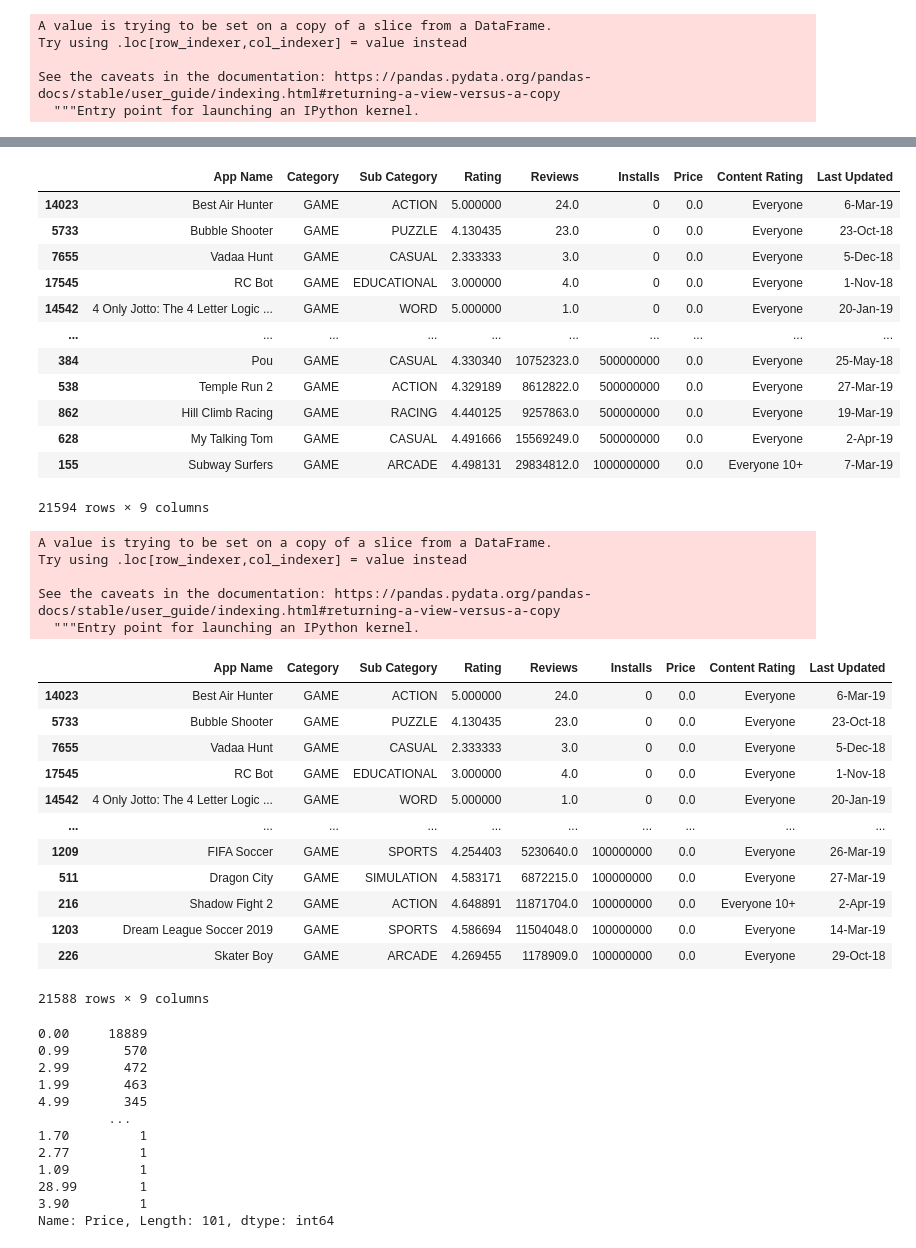
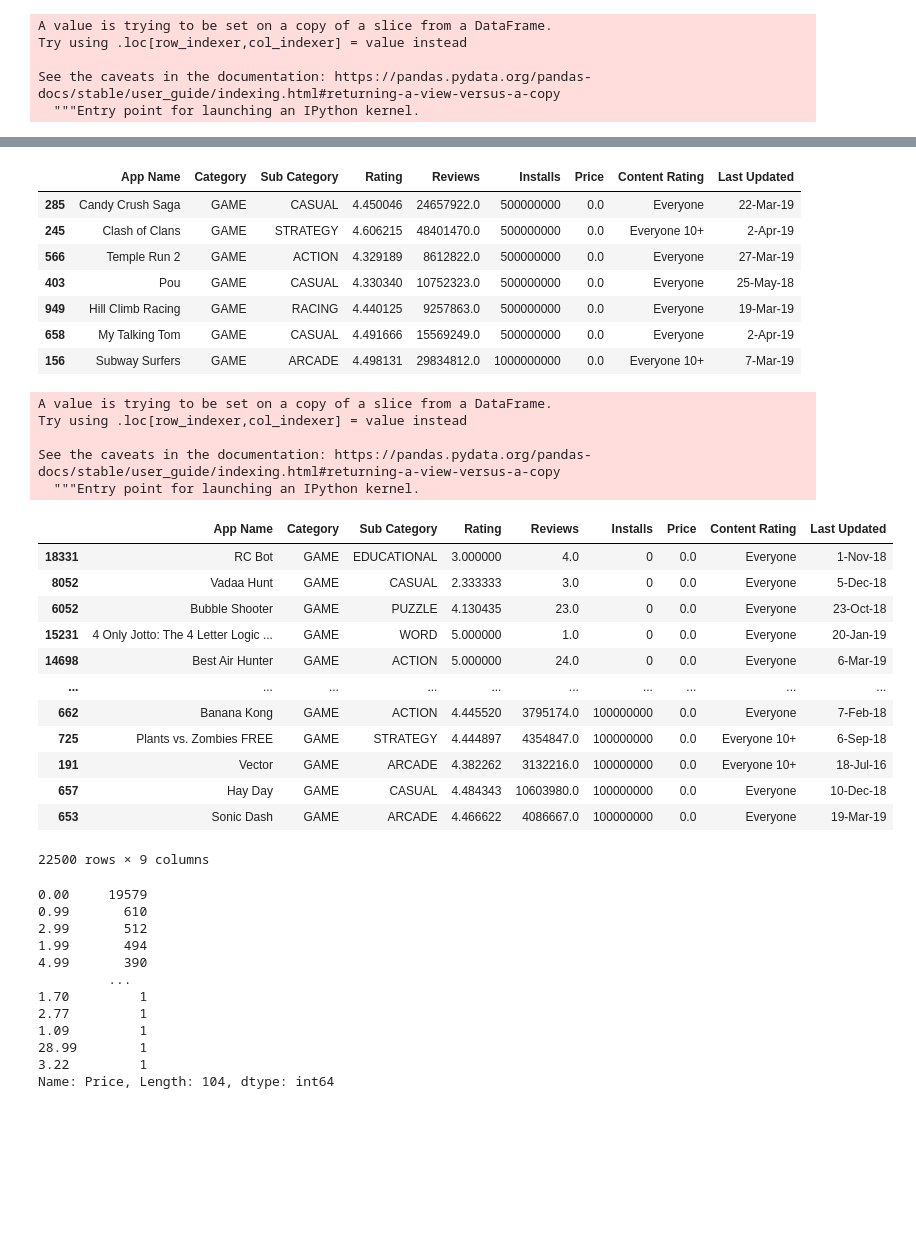
Before and after one commit to britchin/project_one, a Jupyter notebook: project_one.ipynb, the cells around one changed output, grey strips where cells are left out. Drawn from its saved outputs; the diff is of its cells as text; code cells hidden in the pictures; blank space fills up the shorter version.

```diff
--- a/project_one.ipynb
+++ b/project_one.ipynb
@@ -334,19 +335,14 @@ game_df['Installs'] = game_df['Installs'].astype(int)
 # %%
 #dropping outliers for linear regression
 game_outliers = game_df.loc[game_df['Installs'] >= 400000000]
-game_df
+game_outliers
 #top 6 games with the most installs
 # %% [output]
 |  | App Name | Category | Sub Category | Rating | Reviews | Installs | Price | Content Rating | Last Updated |
-| 14023 | Best Air Hunter | GAME | ACTION | 5.000000 | 24.0 | 0 | 0.0 | Everyone | 6-Mar-19 |
-| 5733 | Bubble Shooter | GAME | PUZZLE | 4.130435 | 23.0 | 0 | 0.0 | Everyone | 23-Oct-18 |
-| 7655 | Vadaa Hunt | GAME | CASUAL | 2.333333 | 3.0 | 0 | 0.0 | Everyone | 5-Dec-18 |
-| 17545 | RC Bot | GAME | EDUCATIONAL | 3.000000 | 4.0 | 0 | 0.0 | Everyone | 1-Nov-18 |
-| 14542 | 4 Only Jotto: The 4 Letter Logic ... | GAME | WORD | 5.000000 | 1.0 | 0 | 0.0 | Everyone | 20-Jan-19 |
-| ... | ... | ... | ... | ... | ... | ... | ... | ... | ... |
-| 384 | Pou | GAME | CASUAL | 4.330340 | 10752323.0 | 500000000 | 0.0 | Everyone | 25-May-18 |
-| 538 | Temple Run 2 | GAME | ACTION | 4.329189 | 8612822.0 | 500000000 | 0.0 | Everyone | 27-Mar-19 |
-| 862 | Hill Climb Racing | GAME | RACING | 4.440125 | 9257863.0 | 500000000 | 0.0 | Everyone | 19-Mar-19 |
-| 628 | My Talking Tom | GAME | CASUAL | 4.491666 | 15569249.0 | 500000000 | 0.0 | Everyone | 2-Apr-19 |
-| 155 | Subway Surfers | GAME | ARCADE | 4.498131 | 29834812.0 | 1000000000 | 0.0 | Everyone 10+ | 7-Mar-19 |
+| 285 | Candy Crush Saga | GAME | CASUAL | 4.450046 | 24657922.0 | 500000000 | 0.0 | Everyone | 22-Mar-19 |
+| 245 | Clash of Clans | GAME | STRATEGY | 4.606215 | 48401470.0 | 500000000 | 0.0 | Everyone 10+ | 2-Apr-19 |
+| 566 | Temple Run 2 | GAME | ACTION | 4.329189 | 8612822.0 | 500000000 | 0.0 | Everyone | 27-Mar-19 |
+| 403 | Pou | GAME | CASUAL | 4.330340 | 10752323.0 | 500000000 | 0.0 | Everyone | 25-May-18 |
+| 949 | Hill Climb Racing | GAME | RACING | 4.440125 | 9257863.0 | 500000000 | 0.0 | Everyone | 19-Mar-19 |
+| 658 | My Talking Tom | GAME | CASUAL | 4.491666 | 15569249.0 | 500000000 | 0.0 | Everyone | 2-Apr-19 |
+| 156 | Subway Surfers | GAME | ARCADE | 4.498131 | 29834812.0 | 1000000000 | 0.0 | Everyone 10+ | 7-Mar-19 |
-21594 rows × 9 columns
@@ -355,6 +353,6 @@ game_df = game_df.loc[game_df['Installs'] <= 400000000]
 # %%
-game_df['Installs'] = game_df['Installs'].astype(str)
-game_df
+game_installs['Installs'] = game_installs['Installs'].astype(str)
+game_installs
 # %% [output]
 A value is trying to be set on a copy of a slice from a DataFrame.
 Try using .loc[row_indexer,col_indexer] = value instead
@@ -362,31 +360,31 @@ Try using .loc[row_indexer,col_indexer] = value instead
 See the caveats in the documentation: https://pandas.pydata.org/pandas-docs/stable/user_guide/indexing.html#returning-a-view-versus-a-copy
   """Entry point for launching an IPython kernel.
 |  | App Name | Category | Sub Category | Rating | Reviews | Installs | Price | Content Rating | Last Updated |
-| 14023 | Best Air Hunter | GAME | ACTION | 5.000000 | 24.0 | 0 | 0.0 | Everyone | 6-Mar-19 |
-| 5733 | Bubble Shooter | GAME | PUZZLE | 4.130435 | 23.0 | 0 | 0.0 | Everyone | 23-Oct-18 |
-| 7655 | Vadaa Hunt | GAME | CASUAL | 2.333333 | 3.0 | 0 | 0.0 | Everyone | 5-Dec-18 |
-| 17545 | RC Bot | GAME | EDUCATIONAL | 3.000000 | 4.0 | 0 | 0.0 | Everyone | 1-Nov-18 |
-| 14542 | 4 Only Jotto: The 4 Letter Logic ... | GAME | WORD | 5.000000 | 1.0 | 0 | 0.0 | Everyone | 20-Jan-19 |
+| 18331 | RC Bot | GAME | EDUCATIONAL | 3.000000 | 4.0 | 0 | 0.0 | Everyone | 1-Nov-18 |
+| 8052 | Vadaa Hunt | GAME | CASUAL | 2.333333 | 3.0 | 0 | 0.0 | Everyone | 5-Dec-18 |
+| 6052 | Bubble Shooter | GAME | PUZZLE | 4.130435 | 23.0 | 0 | 0.0 | Everyone | 23-Oct-18 |
+| 15231 | 4 Only Jotto: The 4 Letter Logic ... | GAME | WORD | 5.000000 | 1.0 | 0 | 0.0 | Everyone | 20-Jan-19 |
+| 14698 | Best Air Hunter | GAME | ACTION | 5.000000 | 24.0 | 0 | 0.0 | Everyone | 6-Mar-19 |
 | ... | ... | ... | ... | ... | ... | ... | ... | ... | ... |
-| 1209 | FIFA Soccer | GAME | SPORTS | 4.254403 | 5230640.0 | 100000000 | 0.0 | Everyone | 26-Mar-19 |
-| 511 | Dragon City | GAME | SIMULATION | 4.583171 | 6872215.0 | 100000000 | 0.0 | Everyone | 27-Mar-19 |
-| 216 | Shadow Fight 2 | GAME | ACTION | 4.648891 | 11871704.0 | 100000000 | 0.0 | Everyone 10+ | 2-Apr-19 |
-| 1203 | Dream League Soccer 2019 | GAME | SPORTS | 4.586694 | 11504048.0 | 100000000 | 0.0 | Everyone | 14-Mar-19 |
-| 226 | Skater Boy | GAME | ARCADE | 4.269455 | 1178909.0 | 100000000 | 0.0 | Everyone | 29-Oct-18 |
+| 662 | Banana Kong | GAME | ACTION | 4.445520 | 3795174.0 | 100000000 | 0.0 | Everyone | 7-Feb-18 |
+| 725 | Plants vs. Zombies FREE | GAME | STRATEGY | 4.444897 | 4354847.0 | 100000000 | 0.0 | Everyone 10+ | 6-Sep-18 |
+| 191 | Vector | GAME | ARCADE | 4.382262 | 3132216.0 | 100000000 | 0.0 | Everyone 10+ | 18-Jul-16 |
+| 657 | Hay Day | GAME | CASUAL | 4.484343 | 10603980.0 | 100000000 | 0.0 | Everyone | 10-Dec-18 |
+| 653 | Sonic Dash | GAME | ARCADE | 4.466622 | 4086667.0 | 100000000 | 0.0 | Everyone | 19-Mar-19 |
-21588 rows × 9 columns
+22500 rows × 9 columns
 # %%
-game_df['Price'].value_counts()
+game_installs['Price'].value_counts()
 # %% [output]
-0.00     18889
-0.99       570
-2.99       472
-1.99       463
-4.99       345
+0.00     19579
+0.99       610
+2.99       512
+1.99       494
+4.99       390
          ...
 1.70         1
 2.77         1
 1.09         1
 28.99        1
-3.90         1
-Name: Price, Length: 101, dtype: int64
+3.22         1
+Name: Price, Length: 104, dtype: int64
 # %%
```
Also changed, not shown: parts of 42 cells of this notebook, 2 other files.
